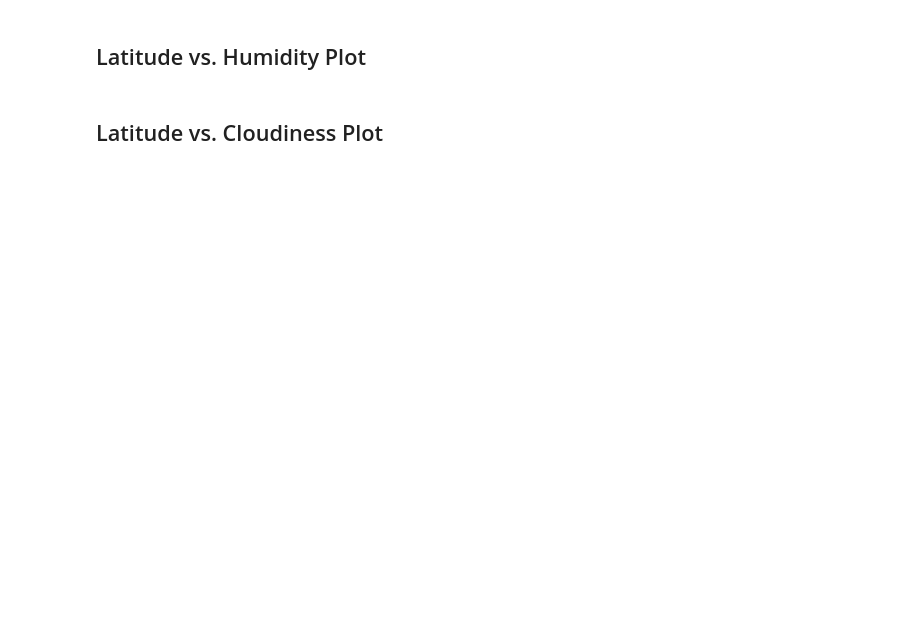
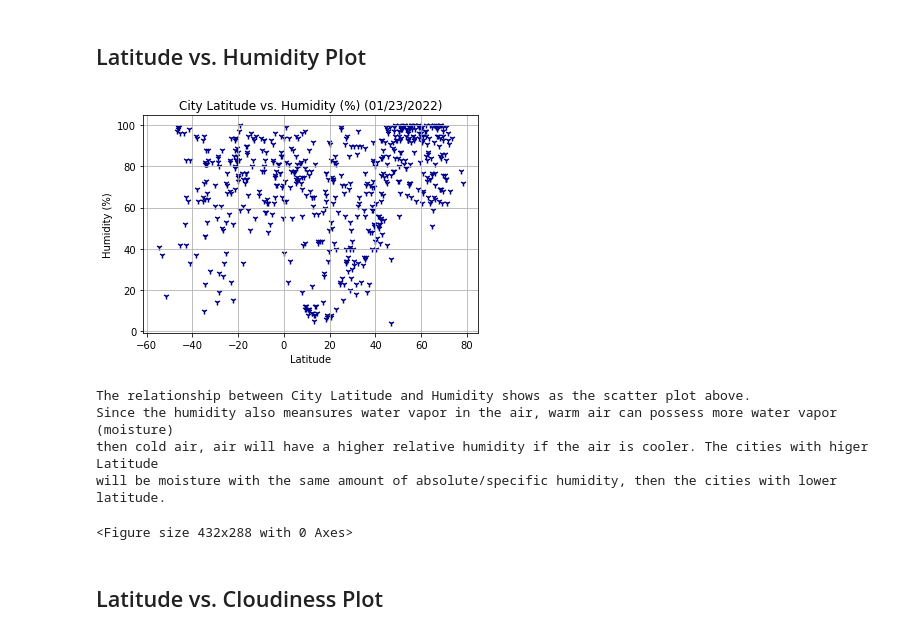
Before and after one commit to jcus/python-api-challenge, a Jupyter notebook: starter_code/WeatherPy.ipynb, the cells around one changed output. Cells and saved outputs as stored; diff of their text form; code cells hidden in the pictures; blank space fills up the shorter version.

```diff
--- a/starter_code/WeatherPy.ipynb
+++ b/starter_code/WeatherPy.ipynb
@@ -216,4 +258,32 @@ Skip this step if there are no cities that have humidity > 100%.
 # %% [markdown]
 ## Latitude vs. Humidity Plot
+# %%
+# Create a scatter plot for Humidity (%) vs. Latitude
+
+plt.scatter(weatherDF["Latitude"], weatherDF["Humidity"], facecolors = "darkblue", edgecolor ="white", marker="1")
+
+plt.xlabel("Latitude")
+plt.ylabel("Humidity (%)")
+plt.title("City Latitude vs. Humidity (%) (01/23/2022)")
+
+plt.grid()
+plt.show()
+
+# save plot as png file
+plt.savefig("CityLatitude_vs_Humidity.png")
+
+# bold print '\033[1m'+ words +'\033[0m'
+print('\033[1m' +"The relationship between City Latitude and Humidity shows as the scatter plot above. \n"
+      "Since the humidity also meansures water vapor in the air, warm air can possess more water vapor (moisture)\n"
+      "then cold air, air will have a higher relative humidity if the air is cooler. The cities with higer Latitude \n"
+      "will be moisture with the same amount of absolute/specific humidity, then the cities with lower latitude.\n"
+      +'\033[0m')
+# %% [output]
+[figure, added]
+The relationship between City Latitude and Humidity shows as the scatter plot above.
+Since the humidity also meansures water vapor in the air, warm air can possess more water vapor (moisture)
+then cold air, air will have a higher relative humidity if the air is cooler. The cities with higer Latitude
+will be moisture with the same amount of absolute/specific humidity, then the cities with lower latitude.
+<Figure size 432x288 with 0 Axes>
 # %% [markdown]
 ## Latitude vs. Cloudiness Plot
```
Also changed, not shown: parts of 16 cells of this notebook, 8 other files.
